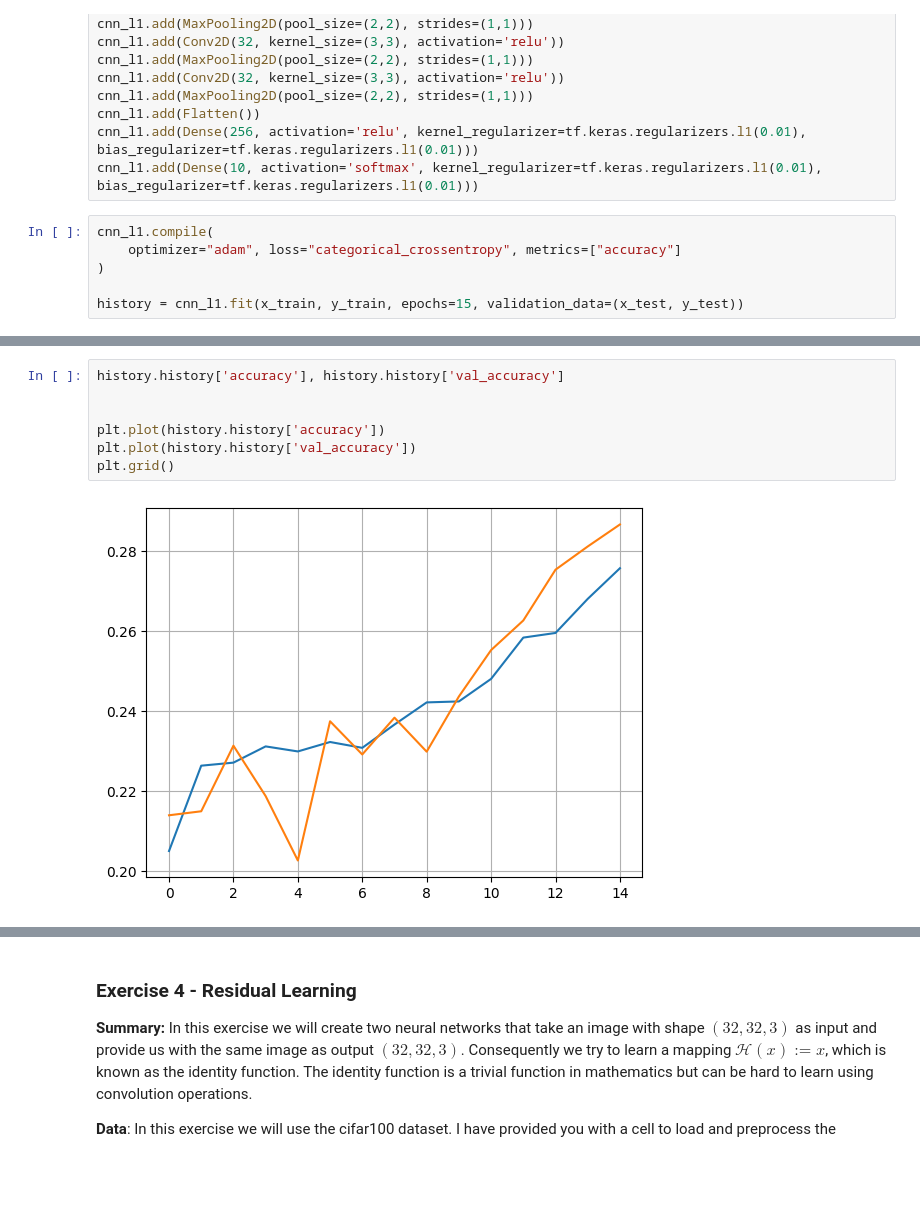
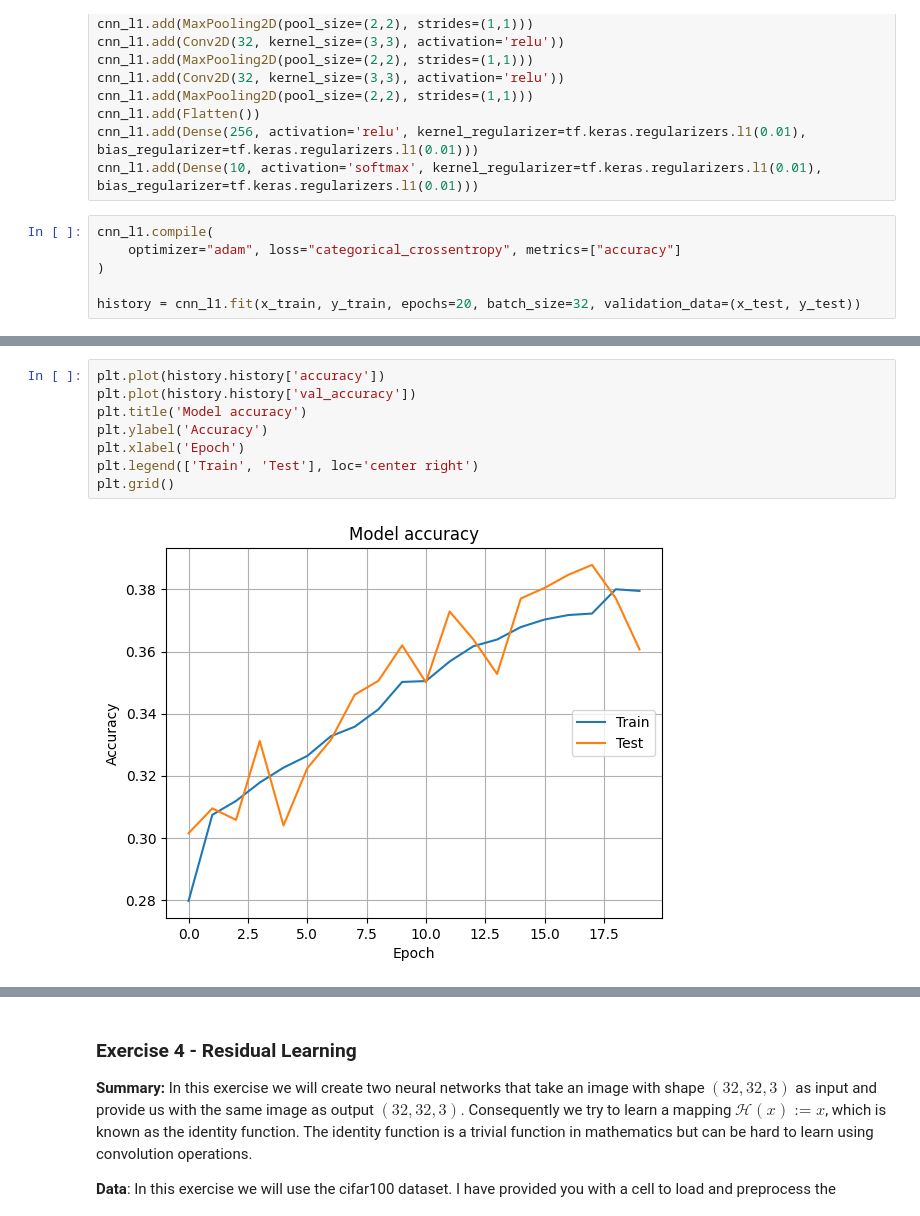
Before and after one commit to CengoleFHV/computer-vision-course, a Jupyter notebook: Computer-Vision-Special-Topics-Exercises_aycen.ipynb, the cells around one changed output, grey strips where cells are left out. Cells and saved outputs as stored; diff of their text form; blank space fills up the shorter version.

```diff
--- a/Computer-Vision-Special-Topics-Exercises_aycen.ipynb
+++ b/Computer-Vision-Special-Topics-Exercises_aycen.ipynb
@@ -236,5 +239,5 @@ cnn_l1.compile(
     optimizer="adam", loss="categorical_crossentropy", metrics=["accuracy"]
 )
 
-history = cnn_l1.fit(x_train, y_train, epochs=15, validation_data=(x_test, y_test))
+history = cnn_l1.fit(x_train, y_train, epochs=20, batch_size=32, validation_data=(x_test, y_test))
 # %% [output]
@@ -258,9 +261,10 @@ Epoch 15/15
 # %%
-history.history['accuracy'], history.history['val_accuracy']
-
-
 plt.plot(history.history['accuracy'])
 plt.plot(history.history['val_accuracy'])
+plt.title('Model accuracy')
+plt.ylabel('Accuracy')
+plt.xlabel('Epoch')
+plt.legend(['Train', 'Test'], loc='center right')
 plt.grid()
 # %% [output]
-[figure, old version]
+[figure, new version]
```
Also changed, not shown: parts of 9 cells of this notebook, 1 other file.
